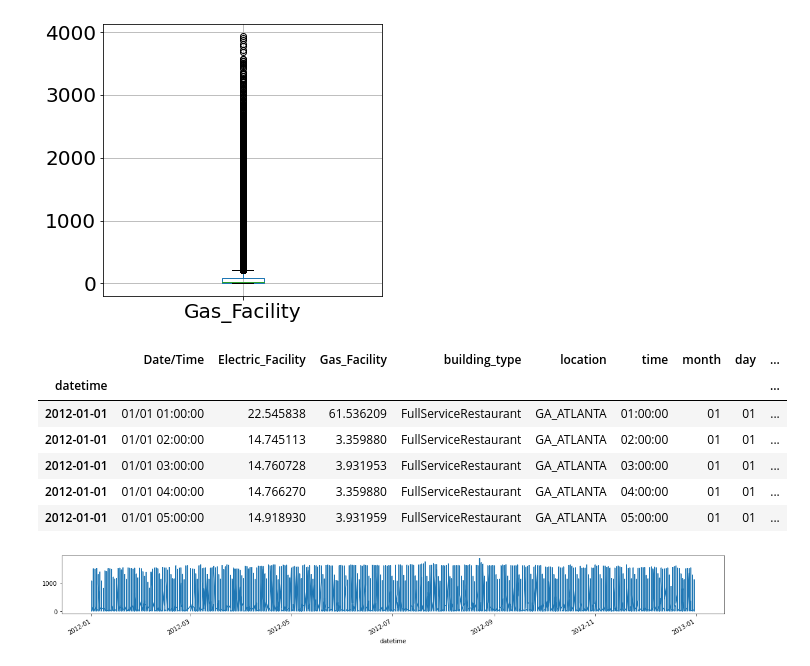
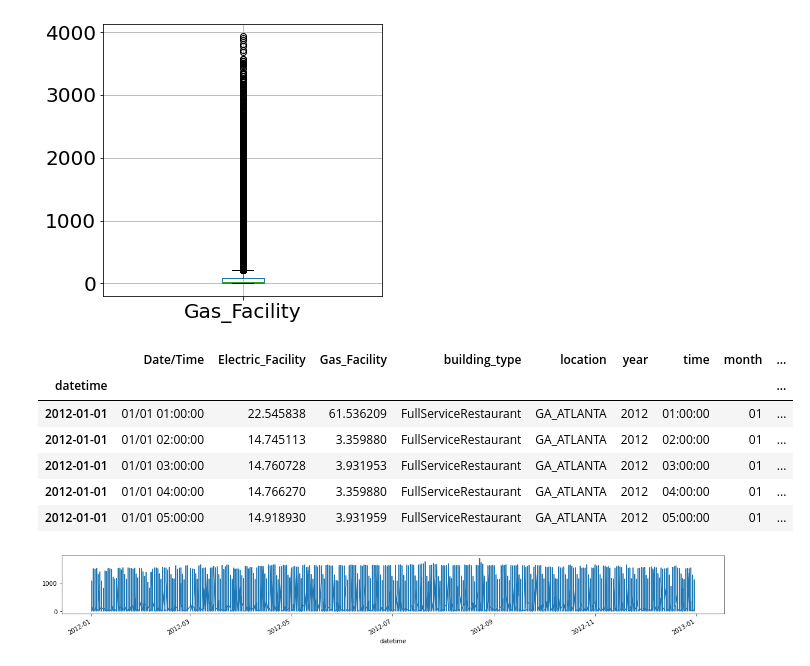
Before and after one commit to dgitts/electric-load-forecasting, a Jupyter notebook: notebooks/jude.ipynb, the cells around one changed output. Cells and saved outputs as stored; diff of their text form; code cells hidden in the pictures.

```diff
--- a/notebooks/jude.ipynb
+++ b/notebooks/jude.ipynb
@@ -159,22 +159,30 @@ profiles_df.boxplot('Gas_Facility', figsize=(5,5), fontsize= 20)
 # %% [output]
 <AxesSubplot:>
 [figure]
-# %%
-profiles_df['year'] = 2012
-df = profiles_df
-
-
-df['datetime'] = pd.to_datetime(df[['year','month','day']])
-df.index = pd.to_datetime(df['datetime'])
-df.head()
-# %% [output]
-|  | Date/Time | Electric_Facility | Gas_Facility | building_type | location | time | month | day | ... |
-| datetime |  |  |  |  |  |  |  |  | ... |
-| 2012-01-01 | 01/01 01:00:00 | 22.545838 | 61.536209 | FullServiceRestaurant | GA_ATLANTA | 01:00:00 | 01 | 01 | ... |
-| 2012-01-01 | 01/01 02:00:00 | 14.745113 | 3.359880 | FullServiceRestaurant | GA_ATLANTA | 02:00:00 | 01 | 01 | ... |
-| 2012-01-01 | 01/01 03:00:00 | 14.760728 | 3.931953 | FullServiceRestaurant | GA_ATLANTA | 03:00:00 | 01 | 01 | ... |
-| 2012-01-01 | 01/01 04:00:00 | 14.766270 | 3.359880 | FullServiceRestaurant | GA_ATLANTA | 04:00:00 | 01 | 01 | ... |
-| 2012-01-01 | 01/01 05:00:00 | 14.918930 | 3.931959 | FullServiceRestaurant | GA_ATLANTA | 05:00:00 | 01 | 01 | ... |
+# %%
+df = energy_profiles_df.drop(columns=['Fans:Electricity [kW](Hourly)', 'Cooling:Electricity [kW](Hourly)','Heating:Electricity [kW](Hourly)'
+                                              ,'InteriorLights:Electricity [kW](Hourly)','InteriorEquipment:Electricity [kW](Hourly)'
+                                              ,'Heating:Gas [kW](Hourly)','InteriorEquipment:Gas [kW](Hourly)','Water Heater:WaterSystems:Gas [kW](Hourly)'
+                                              ])
+
+
+df['year'] = 2012
+df[['dayt', 'time']] = df['Date/Time'].str.split('  ', expand=True)
+df[['month', 'day']] = df['dayt'].str.split('/', expand=True)
+df = df.drop(columns=['dayt'])
+
+
+df['datetime'] = pd.to_datetime(df[['year','month','day']])
+df.index = pd.to_datetime(df['datetime'])
+df.head()
+# %% [output]
+|  | Date/Time | Electric_Facility | Gas_Facility | building_type | location | year | time | month | ... |
+| datetime |  |  |  |  |  |  |  |  | ... |
+| 2012-01-01 | 01/01 01:00:00 | 22.545838 | 61.536209 | FullServiceRestaurant | GA_ATLANTA | 2012 | 01:00:00 | 01 | ... |
+| 2012-01-01 | 01/01 02:00:00 | 14.745113 | 3.359880 | FullServiceRestaurant | GA_ATLANTA | 2012 | 02:00:00 | 01 | ... |
+| 2012-01-01 | 01/01 03:00:00 | 14.760728 | 3.931953 | FullServiceRestaurant | GA_ATLANTA | 2012 | 03:00:00 | 01 | ... |
+| 2012-01-01 | 01/01 04:00:00 | 14.766270 | 3.359880 | FullServiceRestaurant | GA_ATLANTA | 2012 | 04:00:00 | 01 | ... |
+| 2012-01-01 | 01/01 05:00:00 | 14.918930 | 3.931959 | FullServiceRestaurant | GA_ATLANTA | 2012 | 05:00:00 | 01 | ... |
 # %%
 df.Electric_Facility.plot(figsize=(20,2));
 # %% [output]
```
Also changed, not shown: parts of 12 cells of this notebook.
